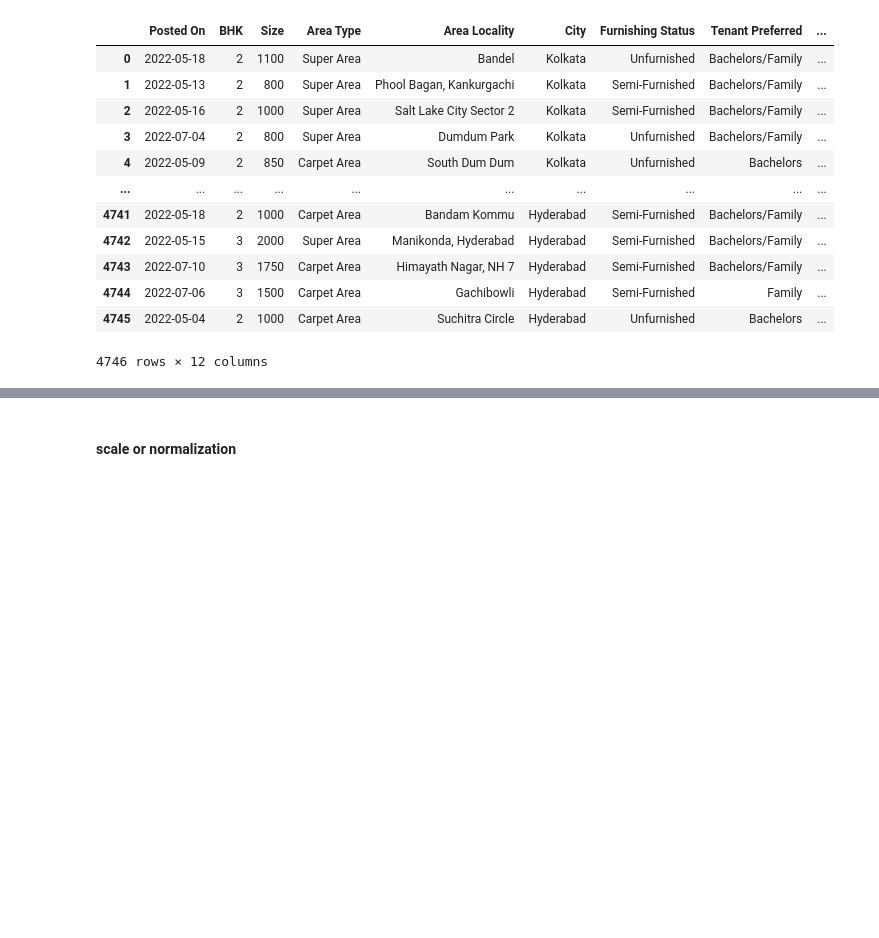
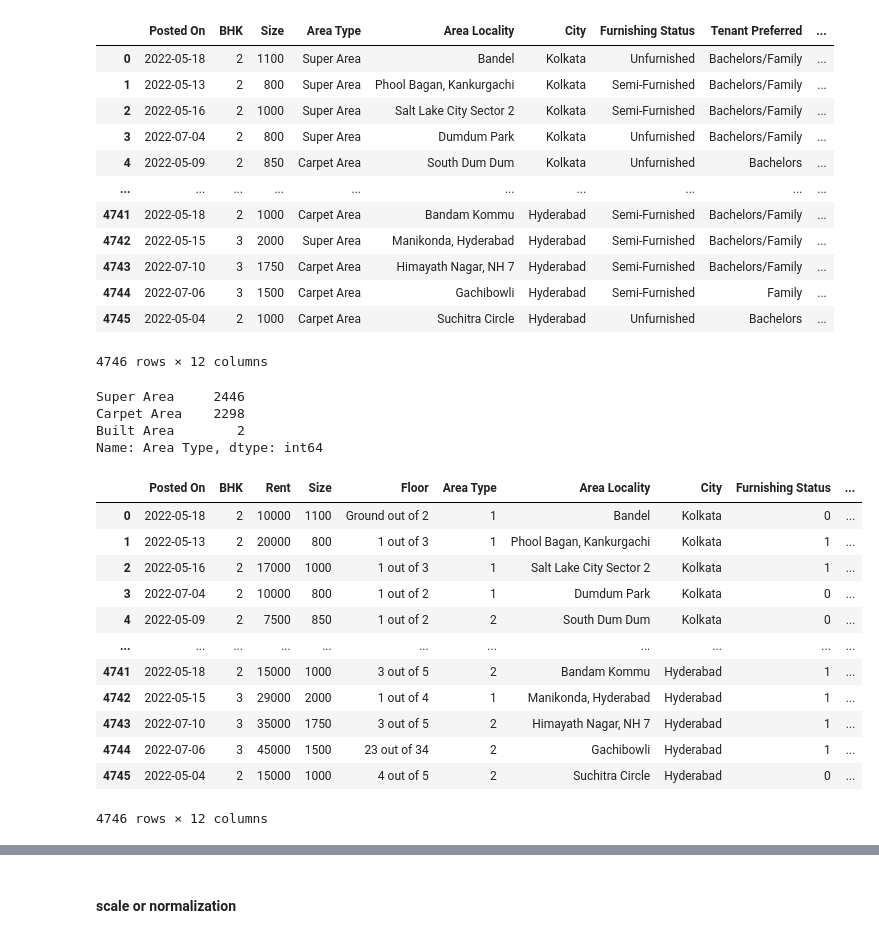
Before and after one commit to remre/housepricer, a Jupyter notebook: workenvfirst.ipynb, the cells around one changed output, grey strips where cells are left out. Saved outputs shown, nothing was run; the diff lists cells and outputs as text; code cells hidden in the pictures; blank space fills up the shorter version.

Commit message:
encode studies okey

```diff
--- a/workenvfirst.ipynb
+++ b/workenvfirst.ipynb
@@ -99,9 +99,9 @@ df
 # %%
 df2 = df.copy()
 # %%
-df2 = df2.join(df['Floor'].str.split(' out of ', 1, expand=True).rename(columns={0:'floor_level', 1:'total_floor'}))
-df2['floor_level'] = df2.apply(lambda x: 0 if x['floor_level'] =='Ground' \
-                               else ( -1 if x['floor_level'] =='Lower Basement' else (x['total_floor']) ) , axis=1)
+df2 = df2.join(df['Floor'].str.split(' out of ', 1, expand=True).rename(columns={0:'floor level', 1:'total floor'}))
+df2['floor level'] = df2.apply(lambda x: 0 if x['floor level'] =='Ground' \
+                               else ( -1 if x['floor level'] =='Lower Basement' else (x['total floor']) ) , axis=1)
 print("Status: Changed 'Ground'=0, 'Lower Basement'=-1, Rest = total_floor")
 df2.drop('Floor',axis=1,inplace=True)
 # %% [output]
@@ -166,3 +219,44 @@ X[orcat_vars] = X[orcat_vars].apply(LabelEncoder().fit_transform)
+# %%
+df['Area Type'].value_counts()
+# %% [output]
+Super Area     2446
+Carpet Area    2298
+Built Area        2
+Name: Area Type, dtype: int64
+# %%
+import category_encoders as ce
+
+encoder= ce.OrdinalEncoder(cols=['Furnishing Status'],return_df=True,
+                           mapping=[{'col':'Furnishing Status','mapping':{'Unfurnished':0,'Semi-Furnished':1,'Furnished':2}}])
+
+df2["Furnishing Status"] = encoder.fit_transform(df2["Furnishing Status"])
+# %%
+
+encoder= ce.OrdinalEncoder(cols=['Area Type'],return_df=True,
+                           mapping=[{'col':'Area Type','mapping':{'Built Area':0,'Super Area':1,'Carpet Area':2}}])
+
+df2["Area Type"] = encoder.fit_transform(df2["Area Type"])
+# %%
+encoder= ce.OrdinalEncoder(cols=['Tenant Preferred'],return_df=True,
+                           mapping=[{'col':'Tenant Preferred','mapping':{'Bachelors':0,'Bachelors/Family':1,'Family':2}}])
+
+df2["Tenant Preferred"] = encoder.fit_transform(df2["Tenant Preferred"])
+# %%
+df2
+# %% [output]
+|  | Posted On | BHK | Rent | Size | Floor | Area Type | Area Locality | City | Furnishing Status | ... |
+| 0 | 2022-05-18 | 2 | 10000 | 1100 | Ground out of 2 | 1 | Bandel | Kolkata | 0 | ... |
+| 1 | 2022-05-13 | 2 | 20000 | 800 | 1 out of 3 | 1 | Phool Bagan, Kankurgachi | Kolkata | 1 | ... |
+| 2 | 2022-05-16 | 2 | 17000 | 1000 | 1 out of 3 | 1 | Salt Lake City Sector 2 | Kolkata | 1 | ... |
+| 3 | 2022-07-04 | 2 | 10000 | 800 | 1 out of 2 | 1 | Dumdum Park | Kolkata | 0 | ... |
+| 4 | 2022-05-09 | 2 | 7500 | 850 | 1 out of 2 | 2 | South Dum Dum | Kolkata | 0 | ... |
+| ... | ... | ... | ... | ... | ... | ... | ... | ... | ... | ... |
+| 4741 | 2022-05-18 | 2 | 15000 | 1000 | 3 out of 5 | 2 | Bandam Kommu | Hyderabad | 1 | ... |
+| 4742 | 2022-05-15 | 3 | 29000 | 2000 | 1 out of 4 | 1 | Manikonda, Hyderabad | Hyderabad | 1 | ... |
+| 4743 | 2022-07-10 | 3 | 35000 | 1750 | 3 out of 5 | 2 | Himayath Nagar, NH 7 | Hyderabad | 1 | ... |
+| 4744 | 2022-07-06 | 3 | 45000 | 1500 | 23 out of 34 | 2 | Gachibowli | Hyderabad | 1 | ... |
+| 4745 | 2022-05-04 | 2 | 15000 | 1000 | 4 out of 5 | 2 | Suchitra Circle | Hyderabad | 0 | ... |
+4746 rows × 12 columns
 # %%
 
 ct = ColumnTransformer(transformers=[('encoder', OneHotEncoder(), [3])], remainder='passthrough')
```
Also changed, not shown: parts of 12 cells of this notebook.
